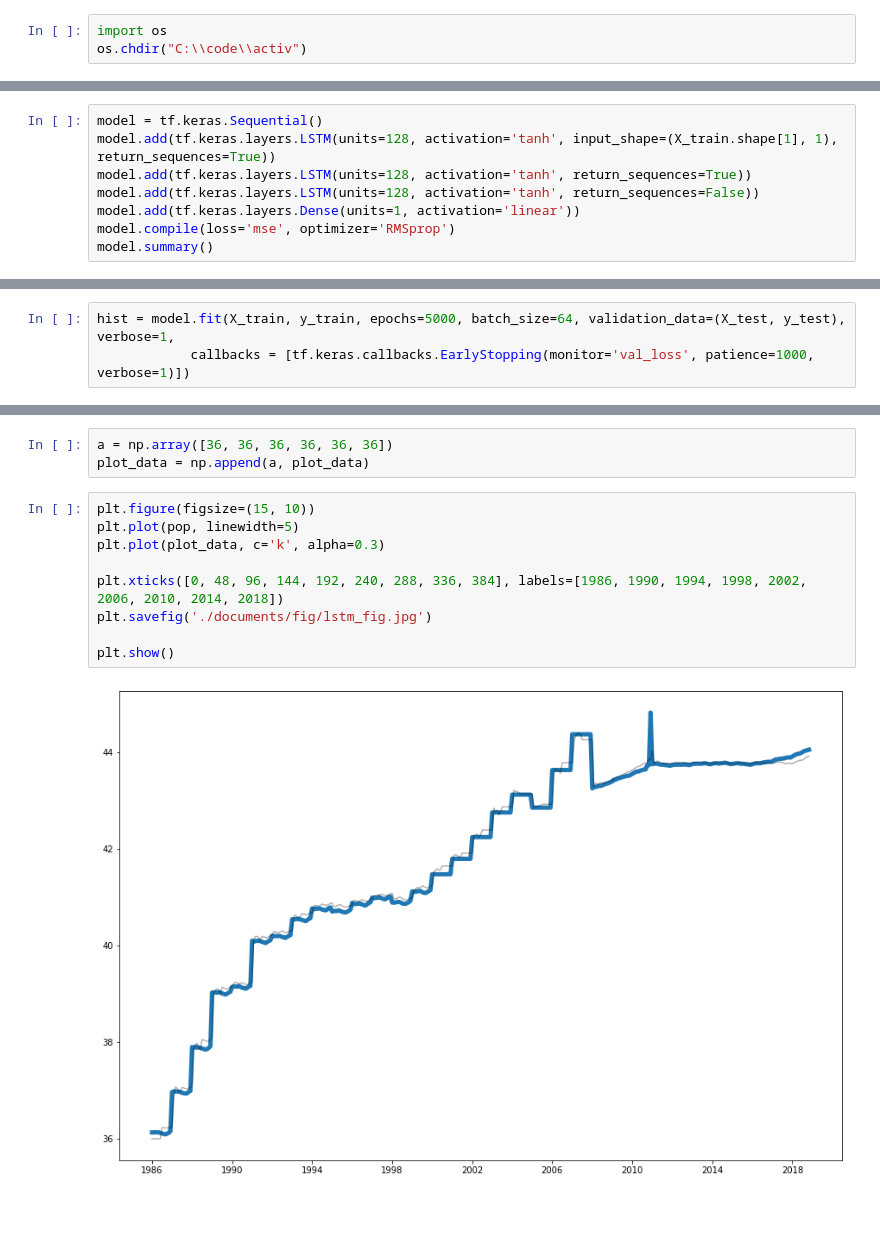
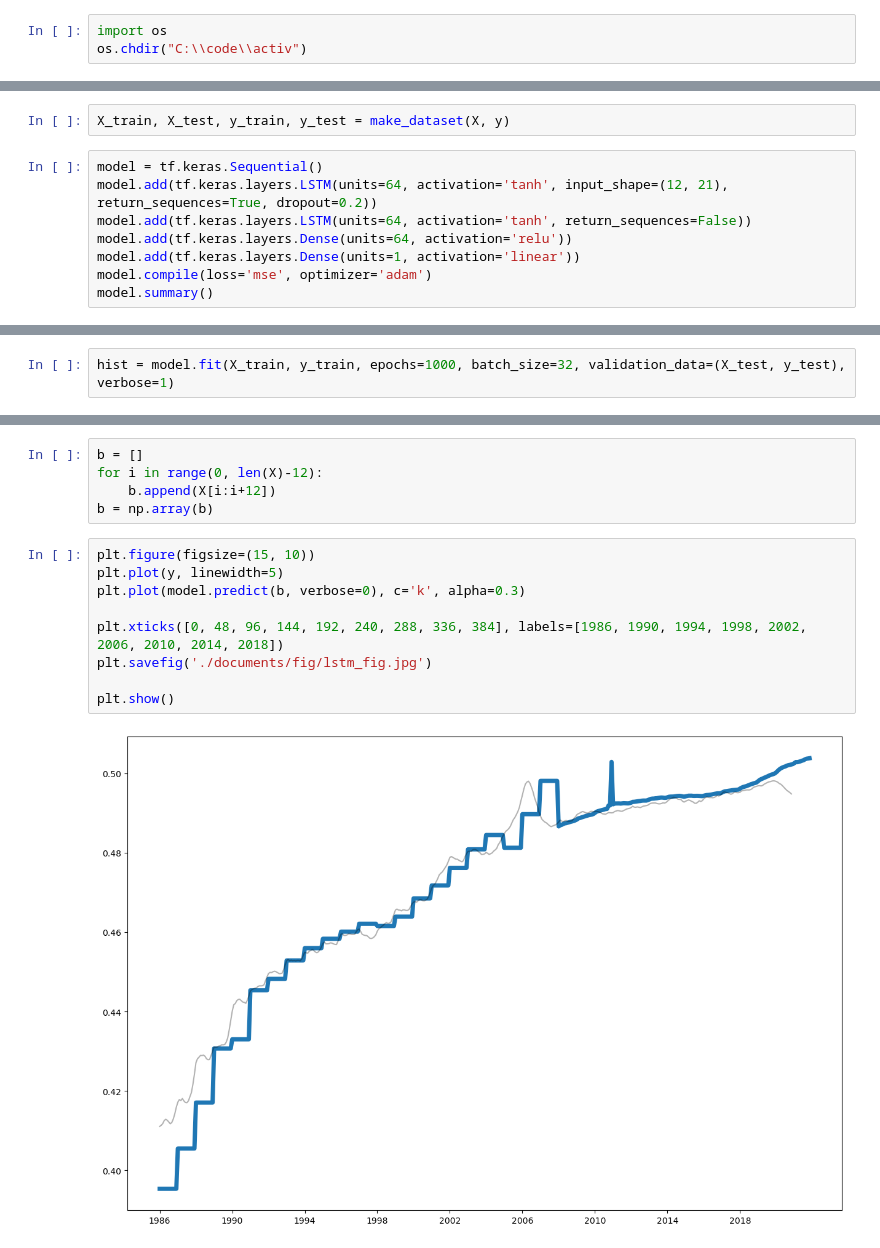
Before and after one commit to PYTHONLL-kang/activ, a Jupyter notebook: programs/basic/p_lstm.ipynb, the cells around one changed output, grey strips where cells are left out. Drawn from its saved outputs; the diff is of its cells as text; blank space fills up the shorter version.

Commit message:
update lstm

```diff
--- a/programs/basic/p_lstm.ipynb
+++ b/programs/basic/p_lstm.ipynb
@@ -48,9 +33,11 @@ real.shape
+# %%
+X_train, X_test, y_train, y_test = make_dataset(X, y)
 # %%
 model = tf.keras.Sequential()
-model.add(tf.keras.layers.LSTM(units=128, activation='tanh', input_shape=(X_train.shape[1], 1), return_sequences=True))
-model.add(tf.keras.layers.LSTM(units=128, activation='tanh', return_sequences=True))
-model.add(tf.keras.layers.LSTM(units=128, activation='tanh', return_sequences=False))
+model.add(tf.keras.layers.LSTM(units=64, activation='tanh', input_shape=(12, 21), return_sequences=True, dropout=0.2))
+model.add(tf.keras.layers.LSTM(units=64, activation='tanh', return_sequences=False))
+model.add(tf.keras.layers.Dense(units=64, activation='relu'))
 model.add(tf.keras.layers.Dense(units=1, activation='linear'))
-model.compile(loss='mse', optimizer='RMSprop')
+model.compile(loss='mse', optimizer='adam')
 model.summary()
 # %% [output]
@@ -72,6 +59,5 @@ Trainable params: 329,857
 Non-trainable params: 0
 _________________________________________________________________
 # %%
-hist = model.fit(X_train, y_train, epochs=5000, batch_size=64, validation_data=(X_test, y_test), verbose=1,
-            callbacks = [tf.keras.callbacks.EarlyStopping(monitor='val_loss', patience=1000, verbose=1)])
+hist = model.fit(X_train, y_train, epochs=1000, batch_size=32, validation_data=(X_test, y_test), verbose=1)
 # %% [output]
@@ -99,15 +81,17 @@ plot_data = model.predict(real)
-# %%
-a = np.array([36, 36, 36, 36, 36, 36])
-plot_data = np.append(a, plot_data)
+# %%
+b = []
+for i in range(0, len(X)-12):
+    b.append(X[i:i+12])
+b = np.array(b)
 # %%
 plt.figure(figsize=(15, 10))
-plt.plot(pop, linewidth=5)
-plt.plot(plot_data, c='k', alpha=0.3)
+plt.plot(y, linewidth=5)
+plt.plot(model.predict(b, verbose=0), c='k', alpha=0.3)
 
 plt.xticks([0, 48, 96, 144, 192, 240, 288, 336, 384], labels=[1986, 1990, 1994, 1998, 2002, 2006, 2010, 2014, 2018])
 plt.savefig('./documents/fig/lstm_fig.jpg')
 
 plt.show()
 # %% [output]
-[figure, old version]
+[figure, new version]
 # %%
```
Also changed, not shown: parts of 14 cells of this notebook, 40 other files.
